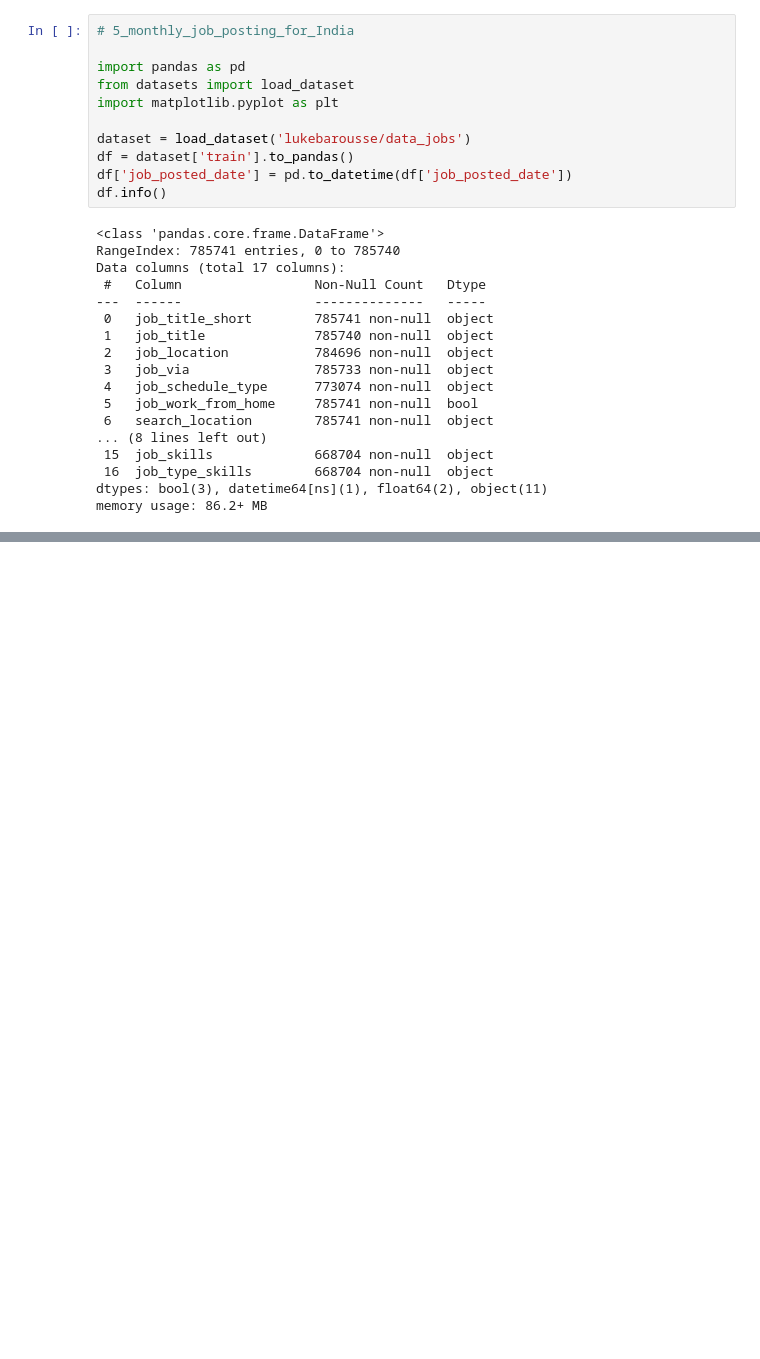
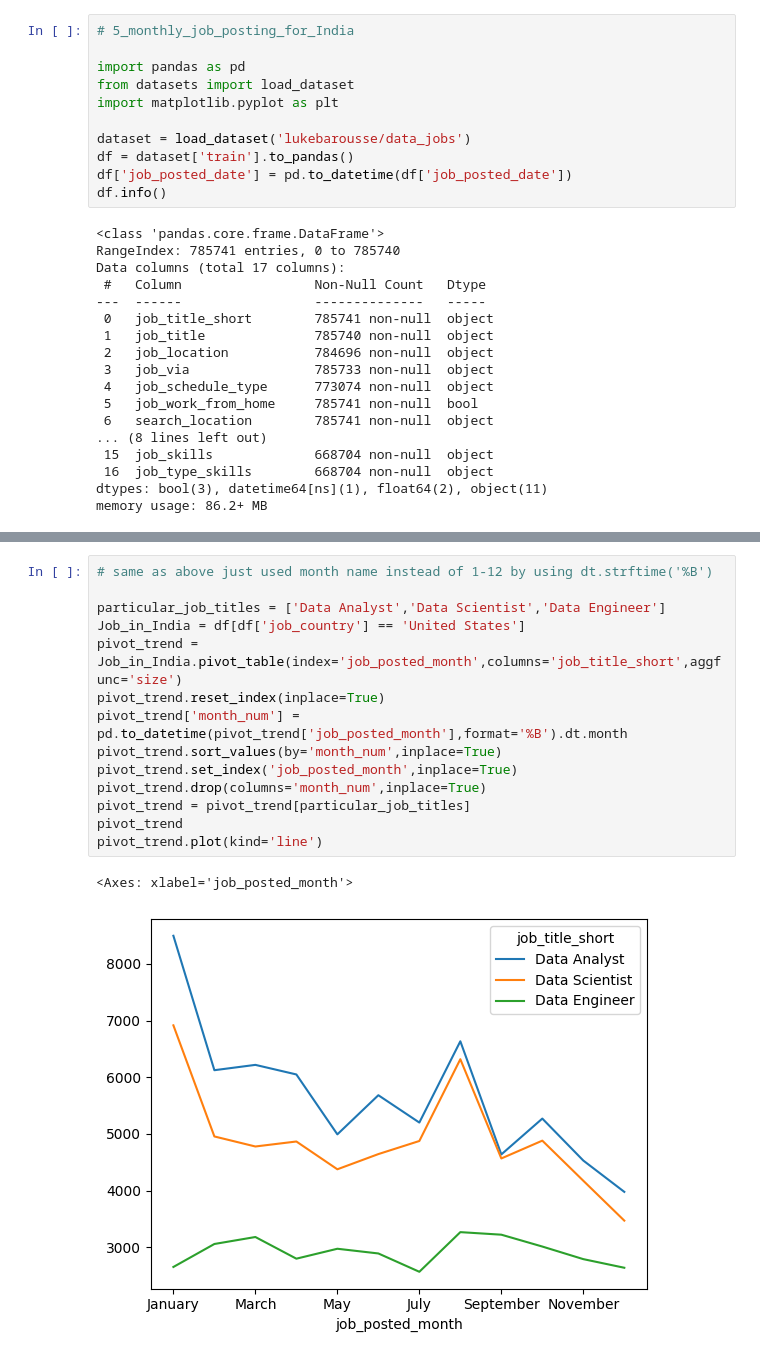
Before and after one commit to AnkitBalotiya/Python_learning, a Jupyter notebook: Advance_Python/5_monthly_job_posting_for_India.ipynb, the cells around one changed output, grey strips where cells are left out. Saved outputs shown, nothing was run; the diff lists cells and outputs as text; blank space fills up the shorter version.

```diff
--- a/Advance_Python/5_monthly_job_posting_for_India.ipynb
+++ b/Advance_Python/5_monthly_job_posting_for_India.ipynb
@@ -58,0 +63,17 @@ pivot_trend.plot(kind='line')
+# %%
+# same as above just used month name instead of 1-12 by using dt.strftime('%B')
+
+particular_job_titles = ['Data Analyst','Data Scientist','Data Engineer']
+Job_in_India = df[df['job_country'] == 'United States']
+pivot_trend = Job_in_India.pivot_table(index='job_posted_month',columns='job_title_short',aggfunc='size')
+pivot_trend.reset_index(inplace=True)
+pivot_trend['month_num'] = pd.to_datetime(pivot_trend['job_posted_month'],format='%B').dt.month
+pivot_trend.sort_values(by='month_num',inplace=True)
+pivot_trend.set_index('job_posted_month',inplace=True)
+pivot_trend.drop(columns='month_num',inplace=True)
+pivot_trend = pivot_trend[particular_job_titles]
+pivot_trend
+pivot_trend.plot(kind='line')
+# %% [output]
+<Axes: xlabel='job_posted_month'>
+[figure, added]
```
Also changed, not shown: parts of 3 cells of this notebook, 4 other files.
